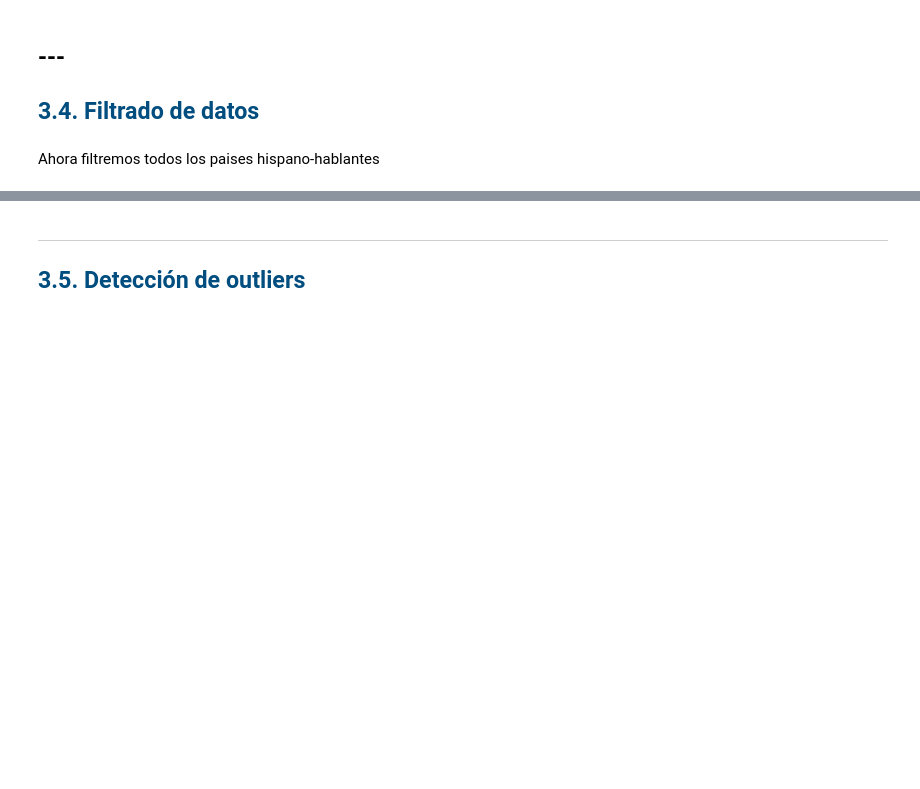
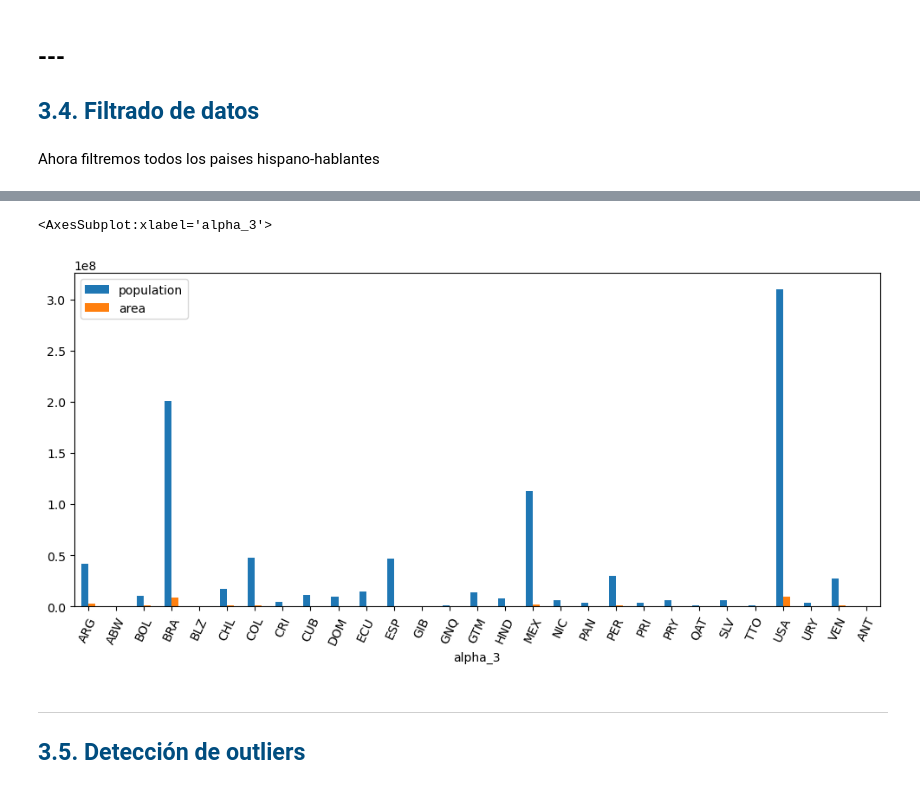
Before and after one commit to EnmanuelMartinsAbilheira/machine-learning-with-python-advanced-machine-learning, a Jupyter notebook: Cap 3. Preprocesamiento de datos/JupyterNotebooks/3.1. Analisis Exploratorio de Datos.ipynb, the cells around one changed output, grey strips where cells are left out. Drawn from its saved outputs; the diff is of its cells as text; code cells hidden in the pictures; blank space fills up the shorter version.

```diff
--- a/Cap 3. Preprocesamiento de datos/JupyterNotebooks/3.1. Analisis Exploratorio de Datos.ipynb
+++ b/Cap 3. Preprocesamiento de datos/JupyterNotebooks/3.1. Analisis Exploratorio de Datos.ipynb
@@ -249,3 +258,10 @@ Ahora filtremos todos los paises hispano-hablantes
+# %%
+df_espanol = df.replace(np.nan, '', regex=True)
+df_espanol = df_espanol[df_espanol['languages'].str.contains('es')]
+df_espanol.set_index('alpha_3')[['population', 'area']].plot(kind='bar', rot=65, figsize=(12,5))
+# %% [output]
+<AxesSubplot:xlabel='alpha_3'>
+[figure, added]
 # %% [markdown]
 ---
 <a id="section35"></a>
```
Also changed, not shown: parts of 9 cells of this notebook.
